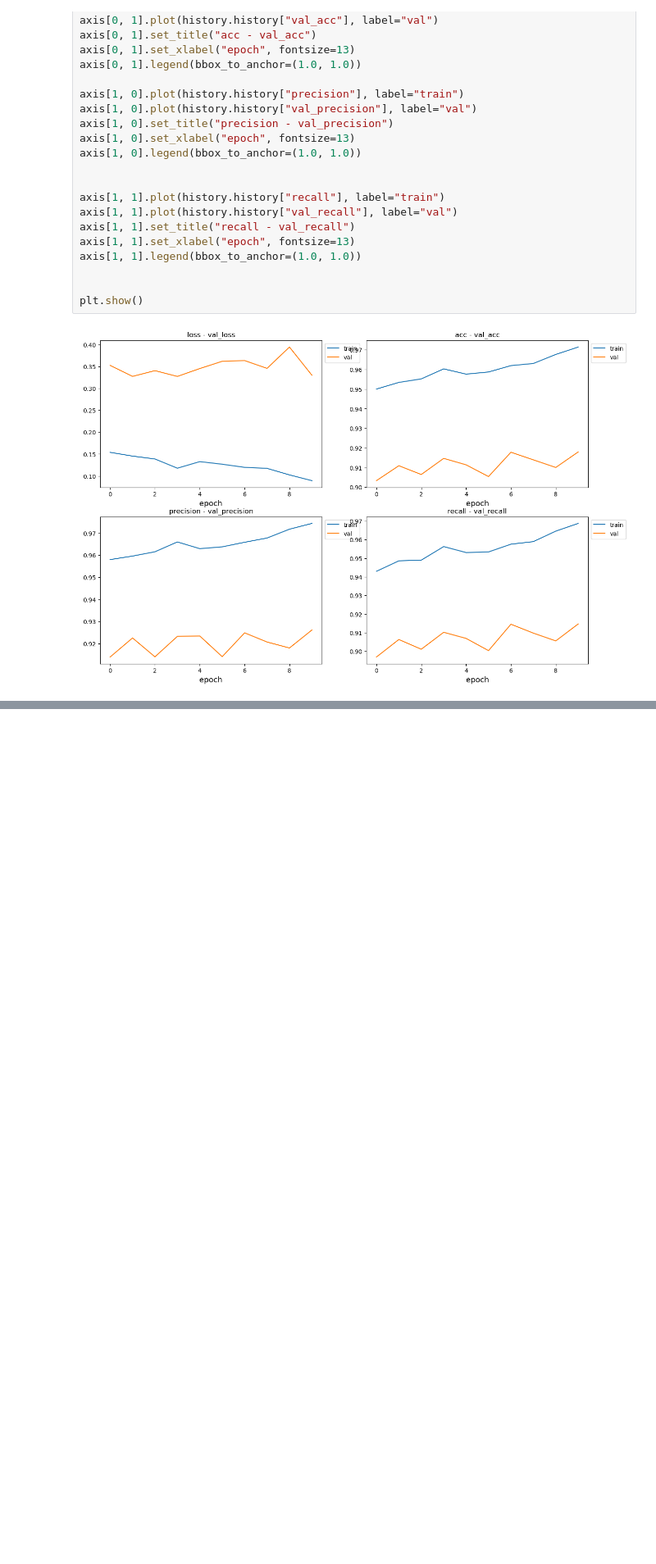
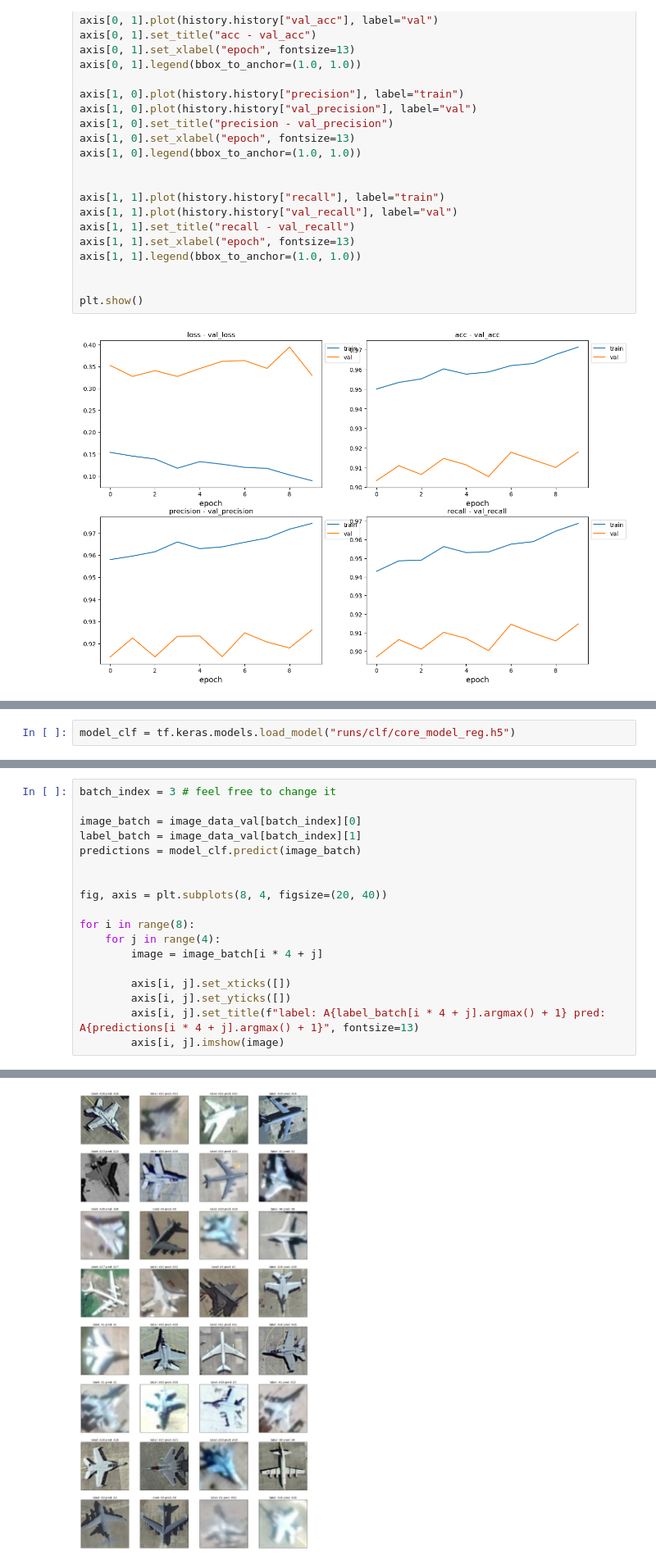
Before and after one commit to day88ild/Military_Aircraft_Recognition, a Jupyter notebook: first_model_training.ipynb, the cells around one changed output, grey strips where cells are left out. Shown at 82% size. Cells and saved outputs as stored; diff of their text form; blank space fills up the shorter version.

Commit message:
showed the results of the first model and train Yolo model

```diff
--- a/first_model_training.ipynb
+++ b/first_model_training.ipynb
@@ -428,0 +432,2 @@ plt.show()
+# %%
+model_clf = tf.keras.models.load_model("runs/clf/core_model_reg.h5")
@@ -428,0 +448,19 @@ plt.show()
+# %%
+batch_index = 3 # feel free to change it
+
+image_batch = image_data_val[batch_index][0]
+label_batch = image_data_val[batch_index][1]
+predictions = model_clf.predict(image_batch)
+
+
+fig, axis = plt.subplots(8, 4, figsize=(20, 40))
+
+for i in range(8):
+    for j in range(4):
+        image = image_batch[i * 4 + j]
+
+        axis[i, j].set_xticks([])
+        axis[i, j].set_yticks([])
+        axis[i, j].set_title(f"label: A{label_batch[i * 4 + j].argmax() + 1} pred: A{predictions[i * 4 + j].argmax() + 1}", fontsize=13)
+        axis[i, j].imshow(image)
+# %% [output]
@@ -428,0 +468 @@ plt.show()
+[figure, added]
```
Also changed, not shown: parts of 8 cells of this notebook, 13 other files.
